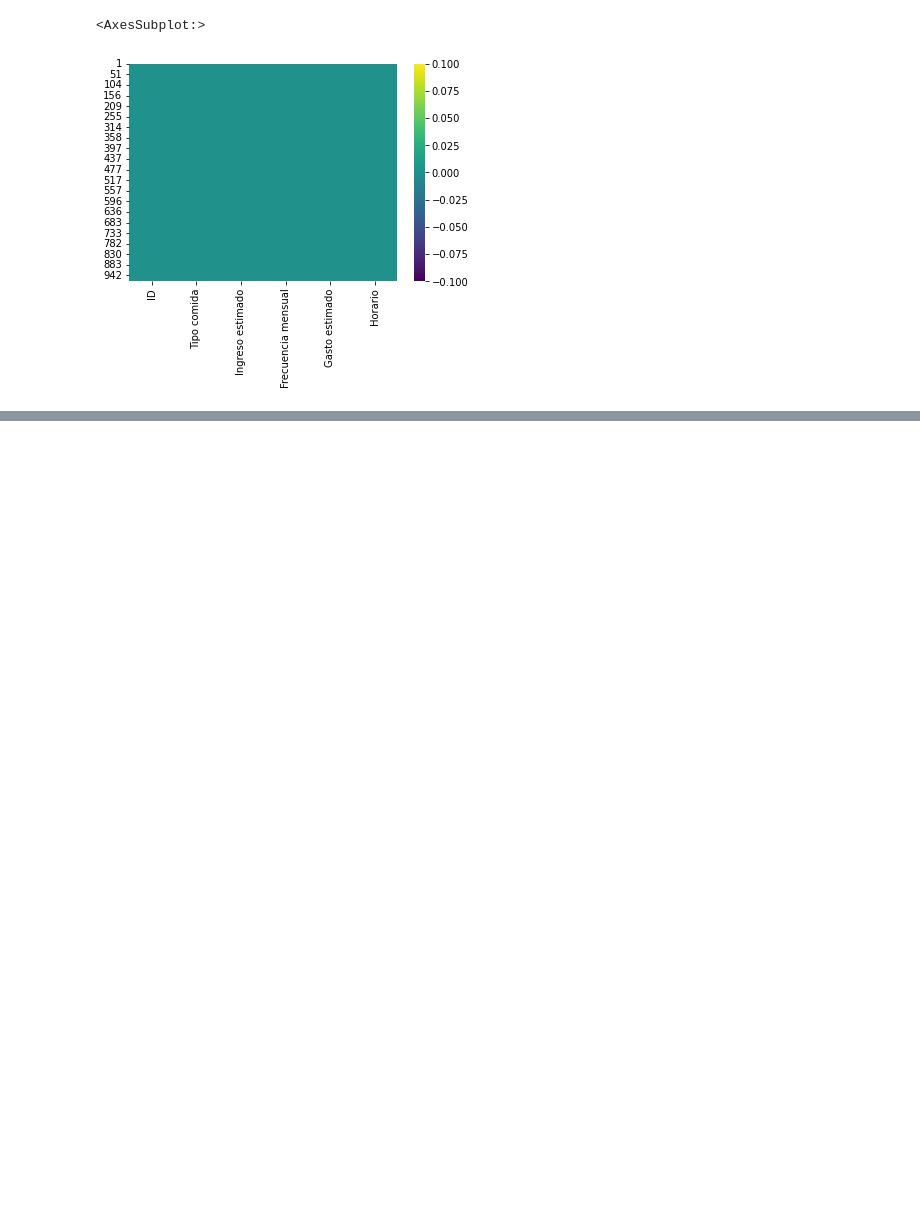
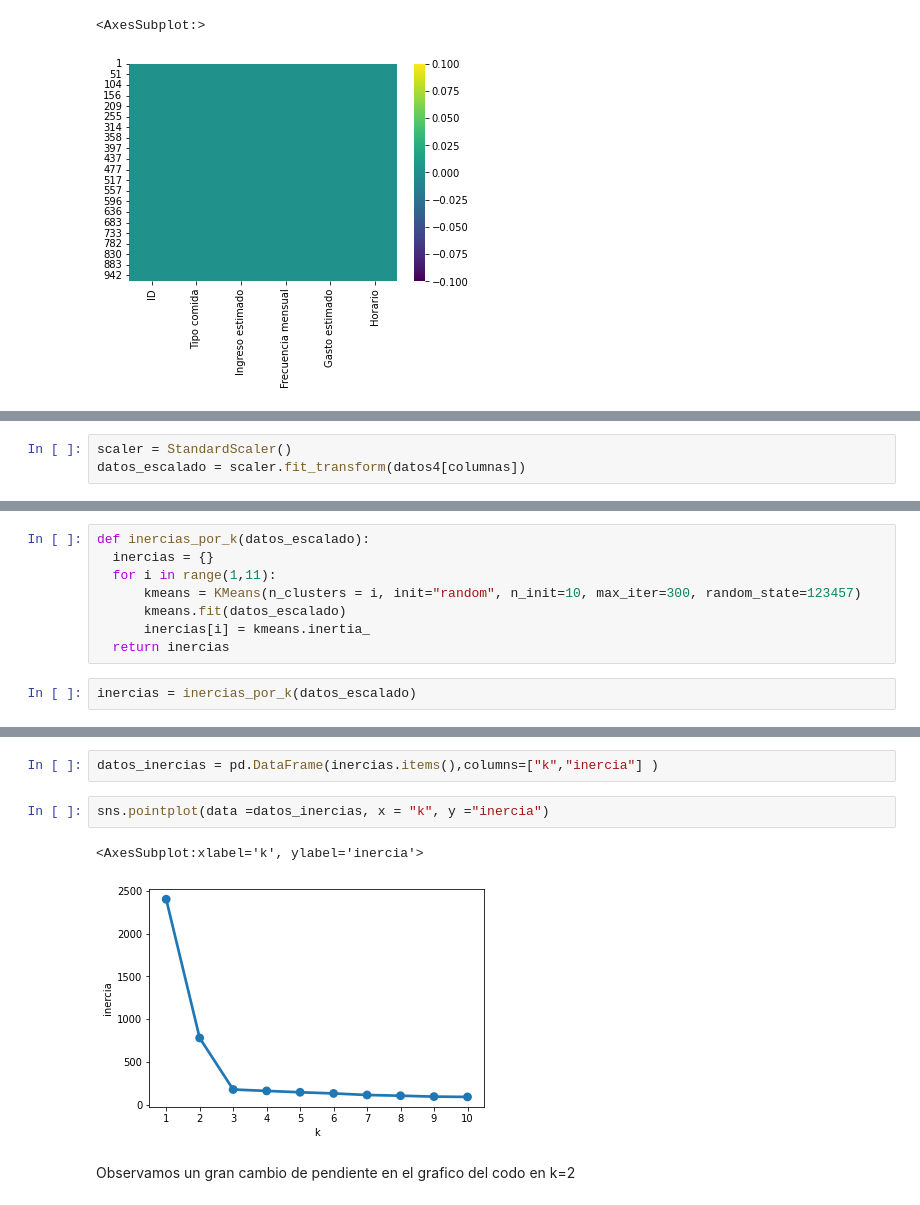
Before and after one commit to davidroth126/Fundamentos_de_informatica, a Jupyter notebook: 2parcial/ej3.ipynb, the cells around one changed output, grey strips where cells are left out. Drawn from its saved outputs; the diff is of its cells as text; blank space fills up the shorter version.

```diff
--- a/2parcial/ej3.ipynb
+++ b/2parcial/ej3.ipynb
@@ -195,0 +200,3 @@ sns.heatmap(datos4.isnull(),cmap="viridis")
+# %%
+scaler = StandardScaler()
+datos_escalado = scaler.fit_transform(datos4[columnas])
@@ -195,0 +205,10 @@ sns.heatmap(datos4.isnull(),cmap="viridis")
+# %%
+def inercias_por_k(datos_escalado):
+  inercias = {}
+  for i in range(1,11):
+      kmeans = KMeans(n_clusters = i, init="random", n_init=10, max_iter=300, random_state=123457)
+      kmeans.fit(datos_escalado)
+      inercias[i] = kmeans.inertia_
+  return inercias
+# %%
+inercias = inercias_por_k(datos_escalado)
@@ -195,0 +228,9 @@ sns.heatmap(datos4.isnull(),cmap="viridis")
+# %%
+datos_inercias = pd.DataFrame(inercias.items(),columns=["k","inercia"] )
+# %%
+sns.pointplot(data =datos_inercias, x = "k", y ="inercia")
+# %% [output]
+<AxesSubplot:xlabel='k', ylabel='inercia'>
+[figure, added]
+# %% [markdown]
+Observamos un gran cambio de pendiente en el grafico del codo en k=2
```
Also changed, not shown: parts of 8 cells of this notebook.
